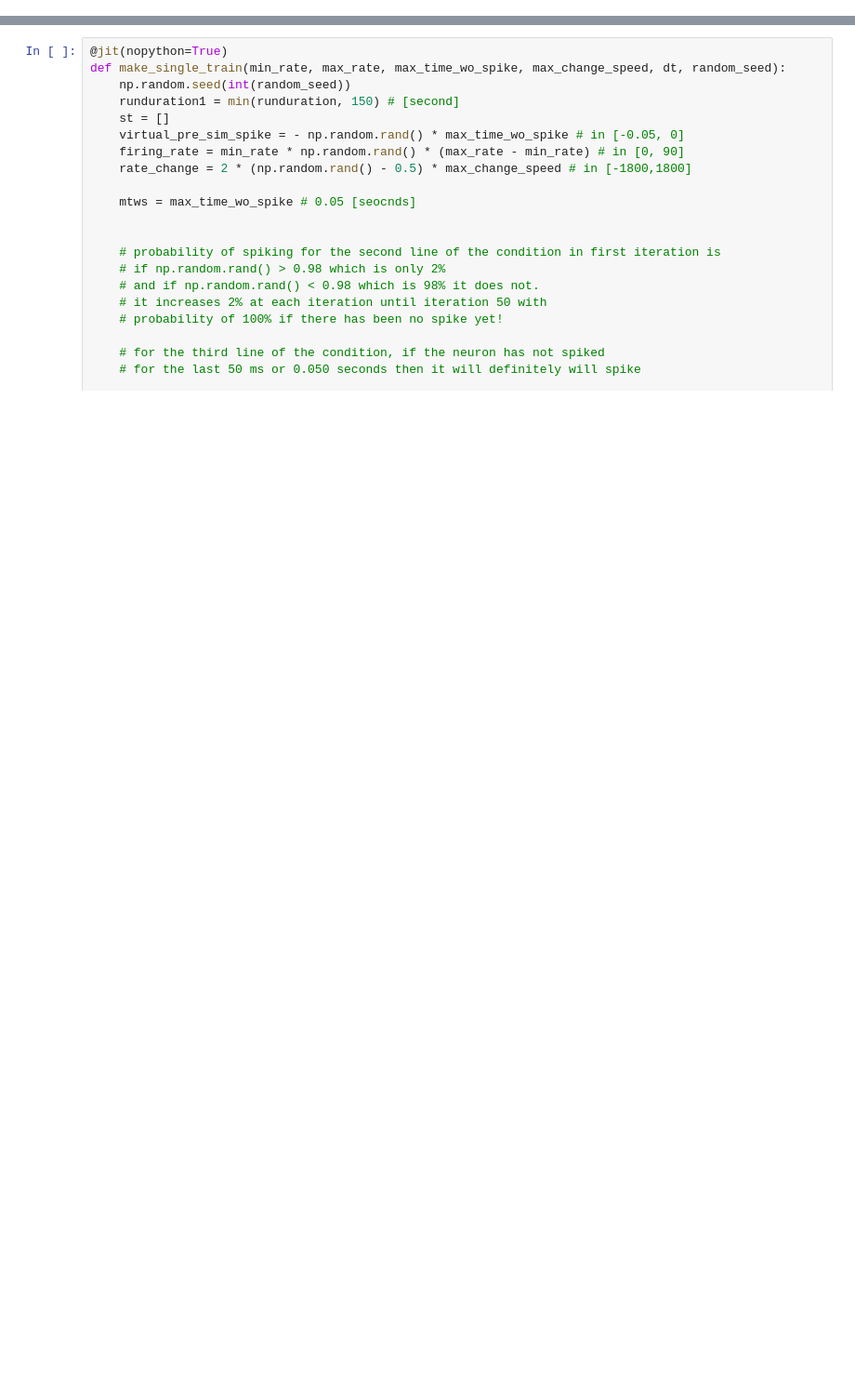
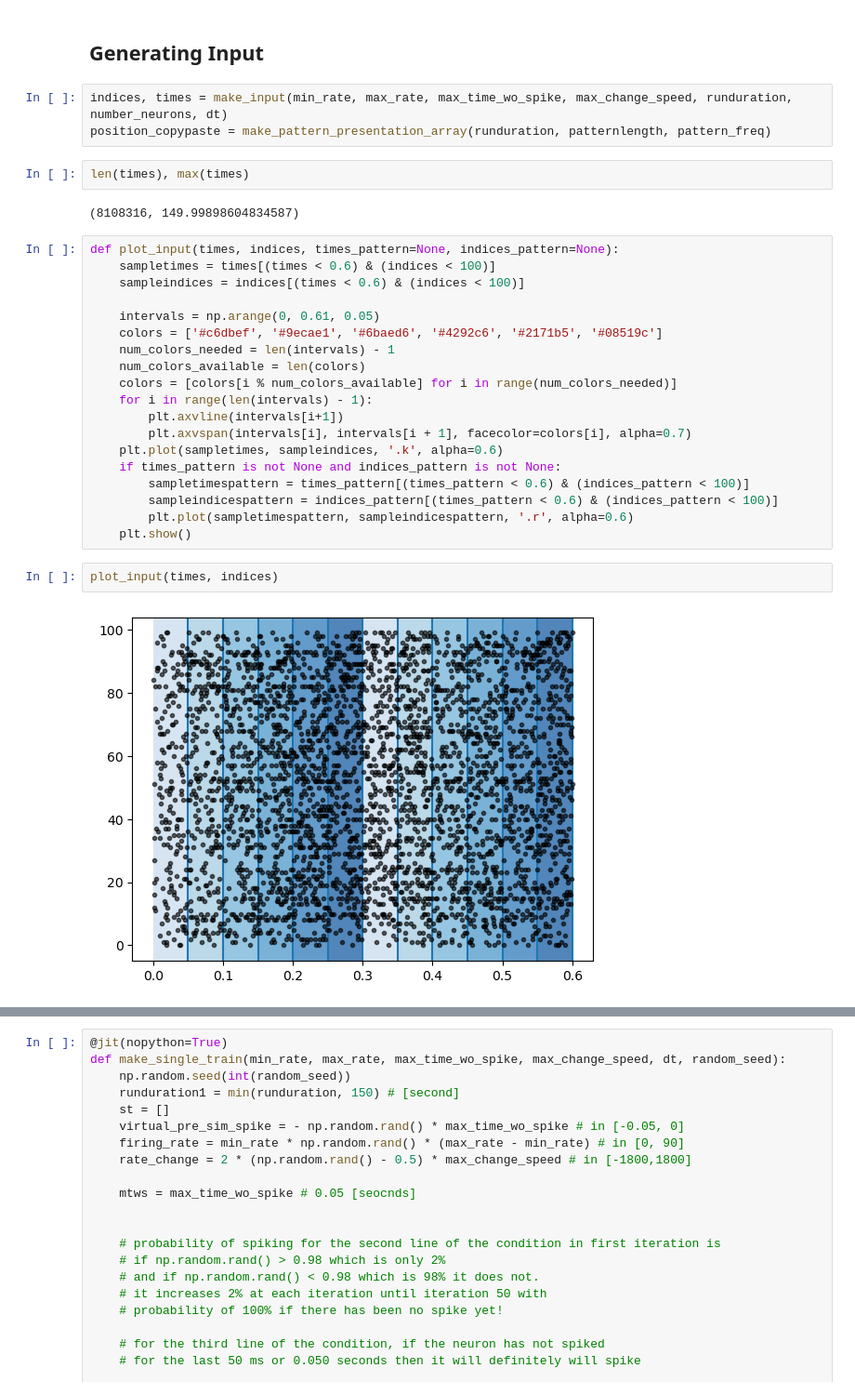
Before and after one commit to mehranfaraji/STDP-Finds-Start-of-Patterns, a Jupyter notebook: STDP-Finds-the-Start-of-Repeating-Patterns.ipynb, the cells around one changed output, grey strips where cells are left out. Shown: that part at 93% size. Drawn from its saved outputs; the diff is of its cells as text; blank space fills up the shorter version.

```diff
--- a/STDP-Finds-the-Start-of-Repeating-Patterns.ipynb
+++ b/STDP-Finds-the-Start-of-Repeating-Patterns.ipynb
@@ -22,3 +26,35 @@ pattern_freq = 0.25
 number_pat = 1000  # number of neurons that take part in the pattern presentation
 spike_del = 0.01
 jitter_sd = 1
+# %% [markdown]
+## Generating Input
+# %%
+indices, times = make_input(min_rate, max_rate, max_time_wo_spike, max_change_speed, runduration, number_neurons, dt)
+position_copypaste = make_pattern_presentation_array(runduration, patternlength, pattern_freq)
+# %%
+len(times), max(times)
+# %% [output]
+(8108316, 149.99898604834587)
+# %%
+def plot_input(times, indices, times_pattern=None, indices_pattern=None):
+    sampletimes = times[(times < 0.6) & (indices < 100)]
+    sampleindices = indices[(times < 0.6) & (indices < 100)]
+
+    intervals = np.arange(0, 0.61, 0.05)
+    colors = ['#c6dbef', '#9ecae1', '#6baed6', '#4292c6', '#2171b5', '#08519c']
+    num_colors_needed = len(intervals) - 1
+    num_colors_available = len(colors)
+    colors = [colors[i % num_colors_available] for i in range(num_colors_needed)]
+    for i in range(len(intervals) - 1):
+        plt.axvline(intervals[i+1])
+        plt.axvspan(intervals[i], intervals[i + 1], facecolor=colors[i], alpha=0.7)
+    plt.plot(sampletimes, sampleindices, '.k', alpha=0.6)
+    if times_pattern is not None and indices_pattern is not None:
+        sampletimespattern = times_pattern[(times_pattern < 0.6) & (indices_pattern < 100)]
+        sampleindicespattern = indices_pattern[(times_pattern < 0.6) & (indices_pattern < 100)]
+        plt.plot(sampletimespattern, sampleindicespattern, '.r', alpha=0.6)
+    plt.show()
+# %%
+plot_input(times, indices)
+# %% [output]
+[figure, added]
```
Also changed, not shown: parts of 18 cells of this notebook, 2 other files.
